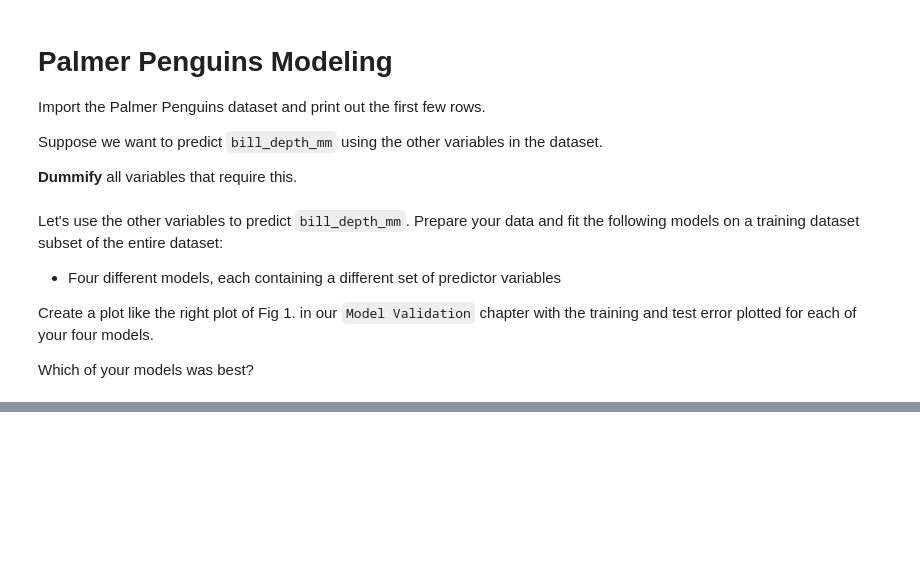
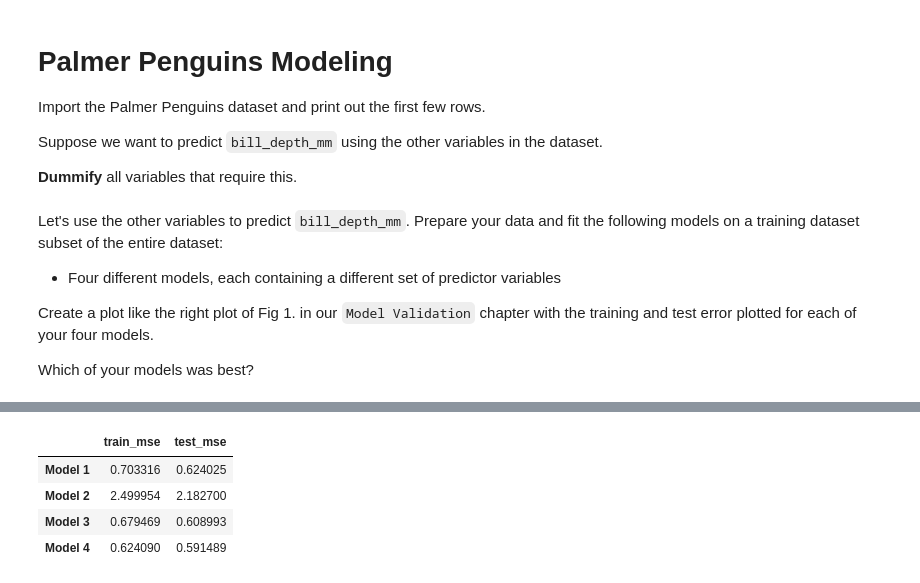
Before and after one commit to samricafrente/GSB-544, a Jupyter notebook: Week-6/Practice-Activities/Practice-Activity-6.2/Practice_Activity_6_2_Multiple_Linear_Regression_and_Evaluation.ipynb, the cells around one changed output, grey strips where cells are left out. Cells and saved outputs as stored; diff of their text form; code cells hidden in the pictures; blank space fills up the shorter version.

```diff
--- a/Week-6/Practice-Activities/Practice-Activity-6.2/Practice_Activity_6_2_Multiple_Linear_Regression_and_Evaluation.ipynb
+++ b/Week-6/Practice-Activities/Practice-Activity-6.2/Practice_Activity_6_2_Multiple_Linear_Regression_and_Evaluation.ipynb
@@ -77,0 +32,57 @@ plt.show()
+# %%
+# Define target and predictors
+y = penguins['bill_depth_mm']
+X = penguins.drop(columns=['bill_depth_mm'])
+
+# Define different predictor sets
+predictor_sets = [
+    ['species', 'island', 'sex'],  # Model 1: Only categorical variables
+    ['bill_length_mm', 'flipper_length_mm', 'body_mass_g'],  # Model 2: Only numeric variables
+    ['species', 'island', 'sex', 'bill_length_mm'],  # Model 3: Mix of categorical and one numeric
+    ['species', 'island', 'sex', 'bill_length_mm', 'flipper_length_mm', 'body_mass_g']  # Model 4: All variables
+]
+
+# Split the data into training and testing sets
+X_train, X_test, y_train, y_test = train_test_split(X, y, test_size=0.25)
+
+# Dictionary to store the results
+results = {}
+
+# Loop over each predictor set to create, fit, and evaluate the model
+for i, predictors in enumerate(predictor_sets, start=1):
+    # Column Transformer: Only apply transformations to specified columns in each predictor set
+    ct = ColumnTransformer(
+        [
+            ("dummify", OneHotEncoder(sparse_output=False), [col for col in predictors if col in ['species', 'island', 'sex']]),
+            ("standardize", StandardScaler(), [col for col in predictors if col in ['bill_length_mm', 'flipper_length_mm', 'body_mass_g']])
+        ],
+        remainder="drop"
+    ).set_output(transform="pandas")
+
+    # Pipeline with ColumnTransformer and Linear Regression, set output to pandas DataFrame
+    pipeline = Pipeline([
+        ('preprocessor', ct),
+        ('regressor', LinearRegression())
+    ]).set_output(transform="pandas")
+
+    # Fit the pipeline on the training data
+    pipeline.fit(X_train[predictors], y_train)
+
+    # Predict on training and test data
+    y_pred_train = pipeline.predict(X_train[predictors])
+    y_pred_test = pipeline.predict(X_test[predictors])
+
+    # Calculate and store the MSE for training and testing
+    train_mse = mean_squared_error(y_train, y_pred_train)
+    test_mse = mean_squared_error(y_test, y_pred_test)
+    results[f'Model {i}'] = {'train_mse': train_mse, 'test_mse': test_mse}
+
+# Convert results to DataFrame for easy visualization
+results_df = pd.DataFrame(results).T
+results_df
+# %% [output]
+|  | train_mse | test_mse |
+| Model 1 | 0.703316 | 0.624025 |
+| Model 2 | 2.499954 | 2.182700 |
+| Model 3 | 0.679469 | 0.608993 |
+| Model 4 | 0.624090 | 0.591489 |
```
Also changed, not shown: parts of 8 cells of this notebook.
